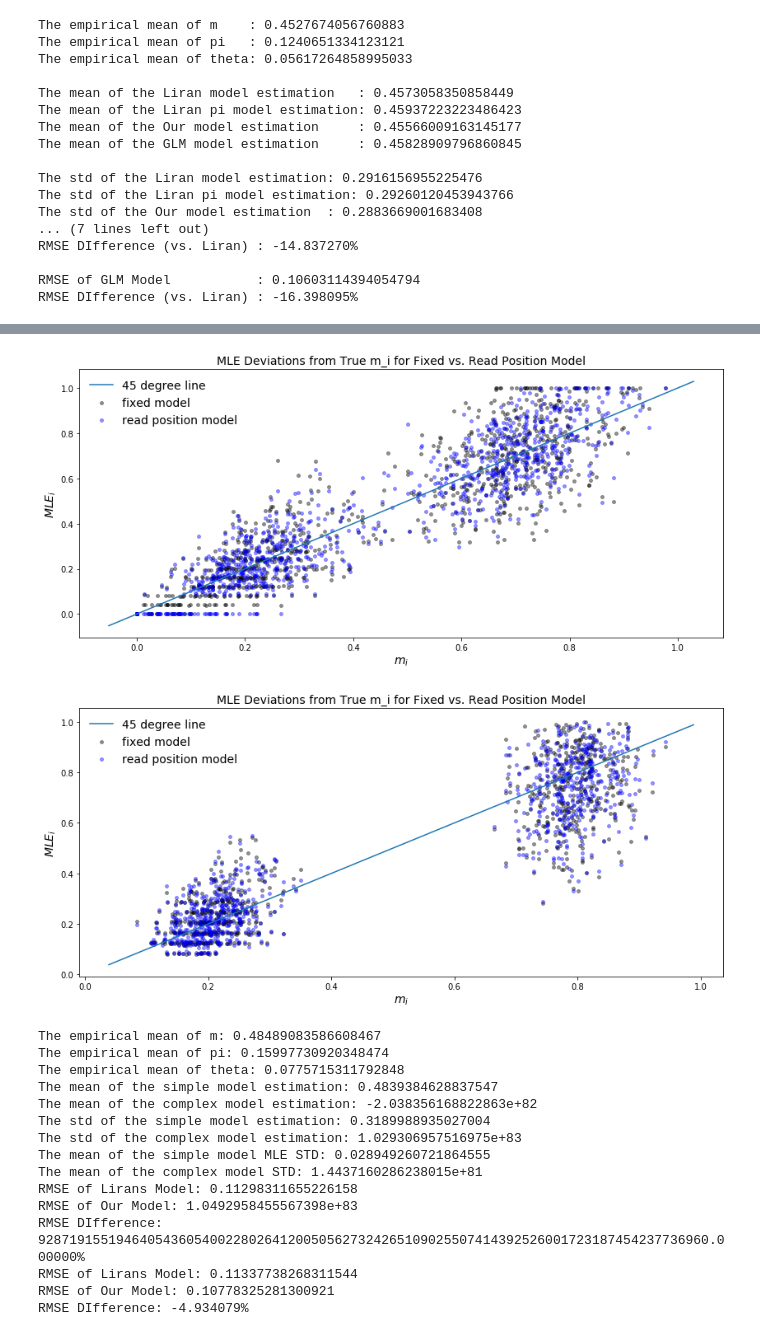
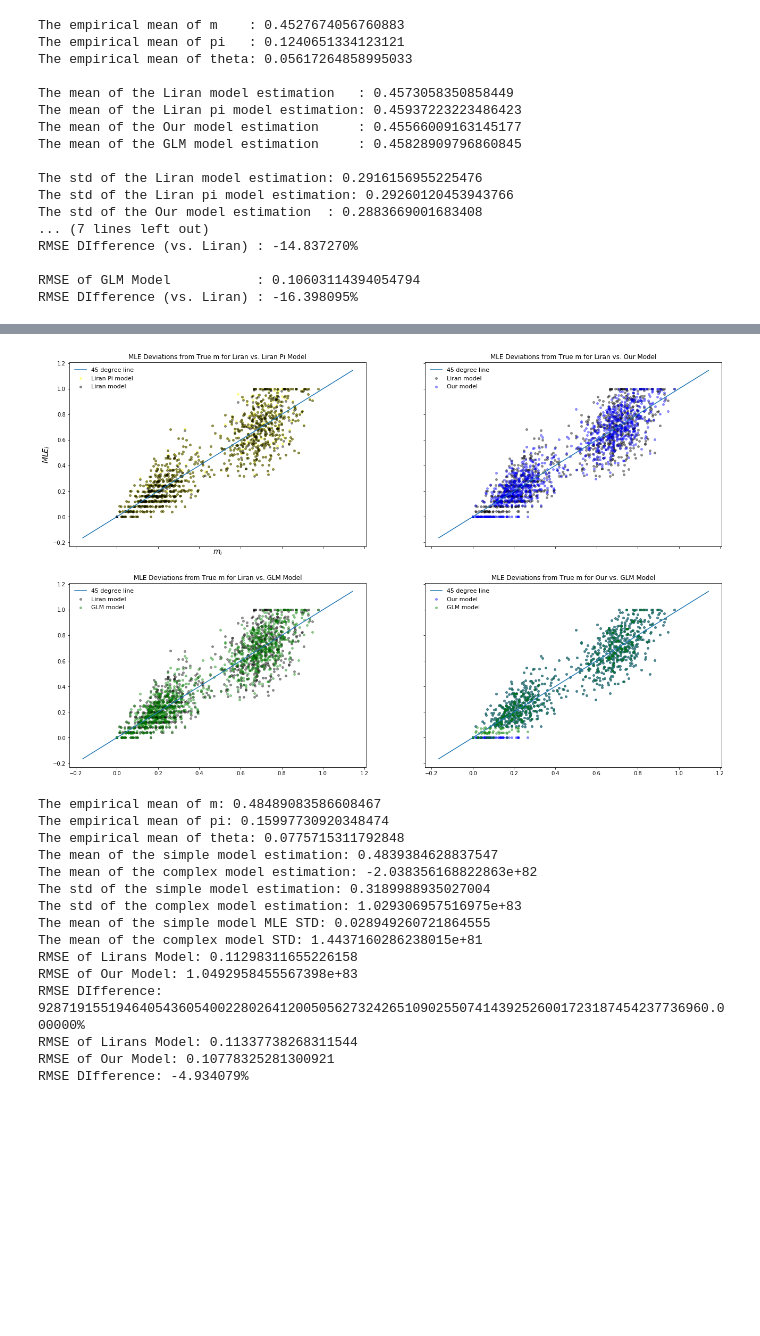
Before and after one commit to kod5kod/RandomResearch, a Jupyter notebook: deamination_simulation_v3.ipynb, the cells around one changed output, grey strips where cells are left out. Drawn from its saved outputs; the diff is of its cells as text; code cells hidden in the pictures; blank space fills up the shorter version.

Commit message:
adding scatter plots

```diff
--- a/deamination_simulation_v3.ipynb
+++ b/deamination_simulation_v3.ipynb
@@ -67,6 +67,31 @@ def SOC(M,n,pi,t):
     oneMinusTheta = np.array([1]*n)-pi*M
     B = ((oneMinusT*(pi**2))/(oneMinusTheta)**2).sum()
     return (-A-B)
+# %%
+def make_scatters(df):
+    fig,axs = plt.subplots(2, 2, sharey=True,sharex=True,figsize = (22,14))
+    axs[0,0].scatter(df.true_m,df.liran_pi, color='yellow', alpha = 0.4, label = 'Liran Pi model', s=15)
+    axs[0,0].scatter(df.true_m,df.liran, color='black', alpha = 0.4, label = 'Liran model', s=15 )
+    axs[0,0].plot( np.linspace(*ax.get_xlim()), np.linspace(*ax.get_xlim()), label = '45 degree line')
+    axs[0,0].set_title('MLE Deviations from True m for Liran vs. Liran Pi Model', fontsize=12)
+    axs[0,1].scatter(df.true_m,df.liran, color='black', alpha = 0.4, label = 'Liran model', s=15 )
+    axs[0,1].scatter(df.true_m,df.our, color='blue', alpha = 0.4, label = 'Our model', s=15)
+    axs[0,1].plot( np.linspace(*ax.get_xlim()), np.linspace(*ax.get_xlim()), label = '45 degree line')
+    axs[0,1].set_title('MLE Deviations from True m for Liran vs. Our Model', fontsize=12)
+    axs[1,0].scatter(df.true_m,df.liran, color='black', alpha = 0.4, label = 'Liran model', s=15 )
+    axs[1,0].scatter(df.true_m,df.glm, color='green', alpha = 0.4, label = 'GLM model', s=15)
+    axs[1,0].plot( np.linspace(*ax.get_xlim()), np.linspace(*ax.get_xlim()), label = '45 degree line')
+    axs[1,0].set_title('MLE Deviations from True m for Liran vs. GLM Model', fontsize=12)
+    axs[1,1].scatter(df.true_m,df.our, color='blue', alpha = 0.4, label = 'Our model', s=15 )
+    axs[1,1].scatter(df.true_m,df.glm, color='green', alpha = 0.4, label = 'GLM model', s=15)
+    axs[1,1].plot( np.linspace(*ax.get_xlim()), np.linspace(*ax.get_xlim()), label = '45 degree line')
+    axs[1,1].set_title('MLE Deviations from True m for Our vs. GLM Model', fontsize=12)
+    axs[0,0].legend(loc='upper left',frameon = False,fontsize= 11)
+    axs[0,1].legend(loc='upper left',frameon = False,fontsize= 11)
+    axs[1,0].legend(loc='upper left',frameon = False,fontsize= 11)
+    axs[1,1].legend(loc='upper left',frameon = False,fontsize= 11)
+    axs[0,0].set_xlabel('$m_i$', fontsize=14)
+    axs[0,0].set_ylabel('$MLE_i$', fontsize=14)
 # %% [markdown]
 # Simulating Data:
 # %% [markdown]
@@ -271,35 +281,7 @@ plt.show()
-# %%
-fig = plt.figure(figsize = (14,6))
-ax = fig.add_subplot(111)
-ax.scatter(output['output_est'].true_m,output['output_est']['liran'], color='black', alpha = 0.4, label = 'fixed model', s=15 )
-ax.scatter(output['output_est']['true_m'],output['output_est']['our'], color='blue', alpha = 0.4, label = 'read position model', s=15)
-x = np.linspace(*ax.get_xlim())
-ax.plot(x, x, label = '45 degree line')
-ax.set_title('MLE Deviations from True m_i for Fixed vs. Read Position Model', fontsize=14)
-plt.xlabel('$m_i$', fontsize=14)
-plt.ylabel('$MLE_i$', fontsize=14)
-plt.legend(loc='upper left',frameon = False,fontsize= 14)
-#fig.savefig('/Users/leecarlin/Dropbox (Personal)/School/deamination/deamination_report_may_2020/fig3.png',dpi=400)
-plt.show()
-# %% [output]
-[figure, removed]
-# %%
-fltrd = output['output_est'][(output['output_est'].ours>=0) & (output['output_est'].ours<=1)]
-fltrd = fltrd[(fltrd.liran>=0) & (fltrd.liran<=1)]
-fig = plt.figure(figsize = (14,6))
-ax = fig.add_subplot(111)
-ax.scatter(fltrd.true_m,fltrd['liran'], color='black', alpha = 0.4, label = 'fixed model', s=15 )
-ax.scatter(fltrd['true_m'],fltrd['ours'], color='blue', alpha = 0.4, label = 'read position model', s=15)
-x = np.linspace(*ax.get_xlim())
-ax.plot(x, x, label = '45 degree line')
-ax.set_title('MLE Deviations from True m_i for Fixed vs. Read Position Model', fontsize=14)
-plt.xlabel('$m_i$', fontsize=14)
-plt.ylabel('$MLE_i$', fontsize=14)
-plt.legend(loc='upper left',frameon = False,fontsize= 14)
-#fig.savefig('/Users/leecarlin/Dropbox (Personal)/School/deamination/deamination_report_may_2020/fig3.png',dpi=400)
-plt.show()
-# %% [output]
-[figure, removed]
+# %%
+make_scatters(output['output_est'])
+# %% [output]
+[figure, added]
 # %%
 # Parameters:
 # General:
```
Also changed, not shown: parts of 4 cells of this notebook.
